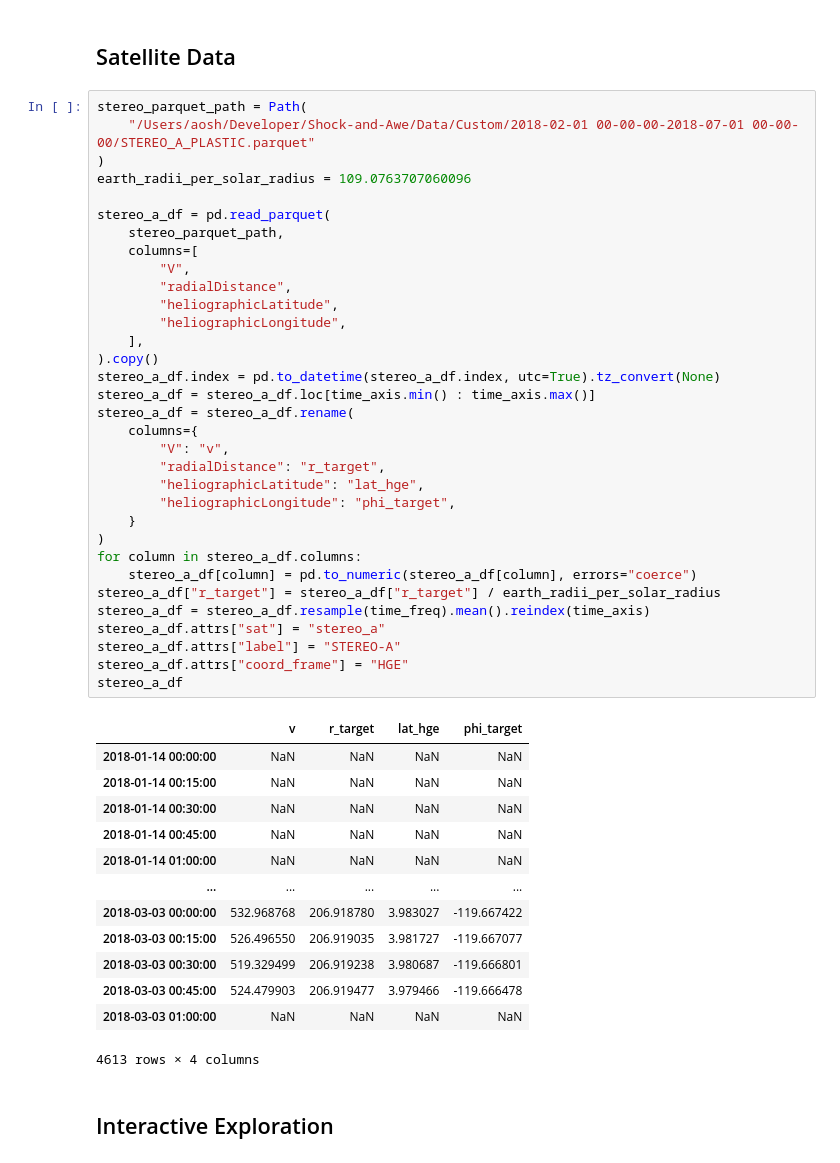
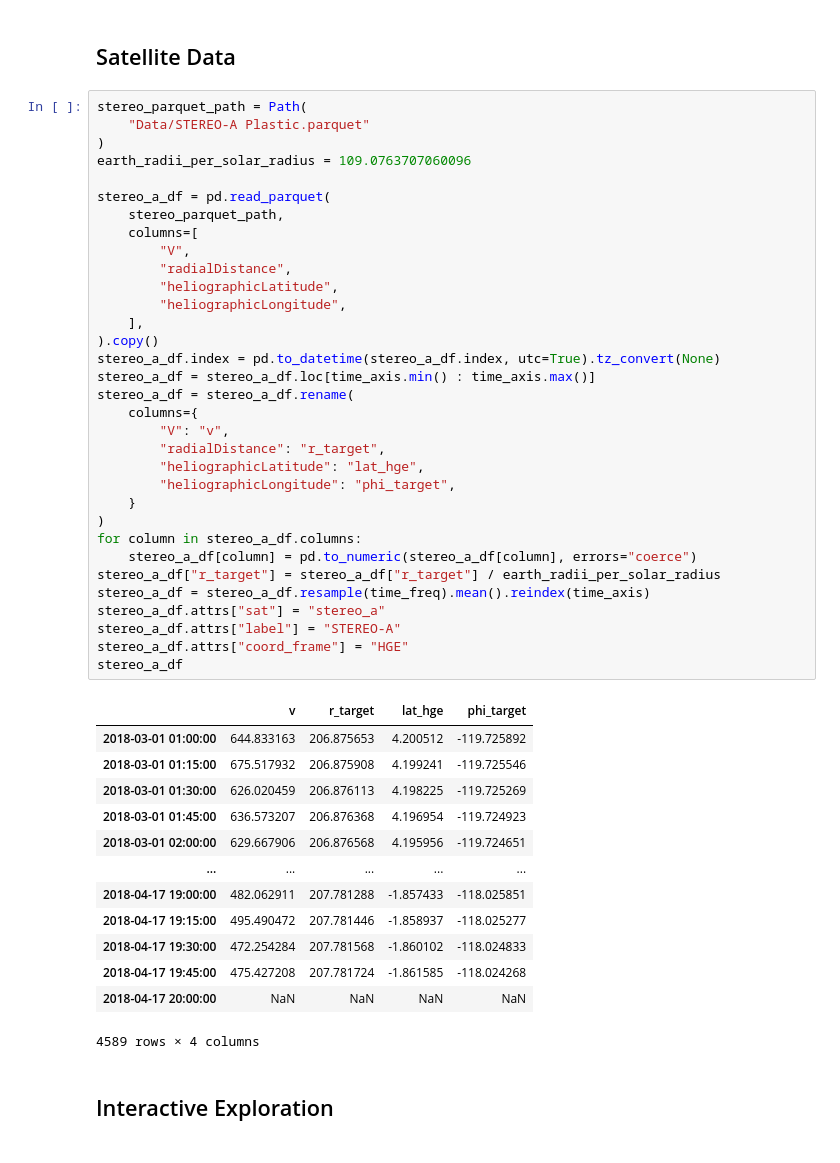
Before and after one commit to oscu0/helio-n, a Jupyter notebook: SW 3.ipynb, the cells around one changed output. Cells and saved outputs as stored; diff of their text form.

```diff
--- a/SW 3.ipynb
+++ b/SW 3.ipynb
@@ -395,51 +395,51 @@ raw v min/max (max mode): (300.0, 543.5592651367188)
 ## Satellite Data
 # %%
 stereo_parquet_path = Path(
-    "/Users/aosh/Developer/Shock-and-Awe/Data/Custom/2018-02-01 00-00-00-2018-07-01 00-00-00/STEREO_A_PLASTIC.parquet"
+    "Data/STEREO-A Plastic.parquet"
 )
 earth_radii_per_solar_radius = 109.0763707060096
 
 stereo_a_df = pd.read_parquet(
     stereo_parquet_path,
     columns=[
         "V",
         "radialDistance",
         "heliographicLatitude",
         "heliographicLongitude",
     ],
 ).copy()
 stereo_a_df.index = pd.to_datetime(stereo_a_df.index, utc=True).tz_convert(None)
 stereo_a_df = stereo_a_df.loc[time_axis.min() : time_axis.max()]
 stereo_a_df = stereo_a_df.rename(
     columns={
         "V": "v",
         "radialDistance": "r_target",
         "heliographicLatitude": "lat_hge",
         "heliographicLongitude": "phi_target",
     }
 )
 for column in stereo_a_df.columns:
     stereo_a_df[column] = pd.to_numeric(stereo_a_df[column], errors="coerce")
 stereo_a_df["r_target"] = stereo_a_df["r_target"] / earth_radii_per_solar_radius
 stereo_a_df = stereo_a_df.resample(time_freq).mean().reindex(time_axis)
 stereo_a_df.attrs["sat"] = "stereo_a"
 stereo_a_df.attrs["label"] = "STEREO-A"
 stereo_a_df.attrs["coord_frame"] = "HGE"
 stereo_a_df
 # %% [output]
 |  | v | r_target | lat_hge | phi_target |
-| 2018-01-14 00:00:00 | NaN | NaN | NaN | NaN |
-| 2018-01-14 00:15:00 | NaN | NaN | NaN | NaN |
-| 2018-01-14 00:30:00 | NaN | NaN | NaN | NaN |
-| 2018-01-14 00:45:00 | NaN | NaN | NaN | NaN |
-| 2018-01-14 01:00:00 | NaN | NaN | NaN | NaN |
+| 2018-03-01 01:00:00 | 644.833163 | 206.875653 | 4.200512 | -119.725892 |
+| 2018-03-01 01:15:00 | 675.517932 | 206.875908 | 4.199241 | -119.725546 |
+| 2018-03-01 01:30:00 | 626.020459 | 206.876113 | 4.198225 | -119.725269 |
+| 2018-03-01 01:45:00 | 636.573207 | 206.876368 | 4.196954 | -119.724923 |
+| 2018-03-01 02:00:00 | 629.667906 | 206.876568 | 4.195956 | -119.724651 |
 | ... | ... | ... | ... | ... |
-| 2018-03-03 00:00:00 | 532.968768 | 206.918780 | 3.983027 | -119.667422 |
-| 2018-03-03 00:15:00 | 526.496550 | 206.919035 | 3.981727 | -119.667077 |
-| 2018-03-03 00:30:00 | 519.329499 | 206.919238 | 3.980687 | -119.666801 |
-| 2018-03-03 00:45:00 | 524.479903 | 206.919477 | 3.979466 | -119.666478 |
-| 2018-03-03 01:00:00 | NaN | NaN | NaN | NaN |
+| 2018-04-17 19:00:00 | 482.062911 | 207.781288 | -1.857433 | -118.025851 |
+| 2018-04-17 19:15:00 | 495.490472 | 207.781446 | -1.858937 | -118.025277 |
+| 2018-04-17 19:30:00 | 472.254284 | 207.781568 | -1.860102 | -118.024833 |
+| 2018-04-17 19:45:00 | 475.427208 | 207.781724 | -1.861585 | -118.024268 |
+| 2018-04-17 20:00:00 | NaN | NaN | NaN | NaN |
-4613 rows × 4 columns
+4589 rows × 4 columns
 # %% [markdown]
 ## Interactive Exploration
 # %%
```
Also changed, not shown: parts of 11 cells of this notebook.
